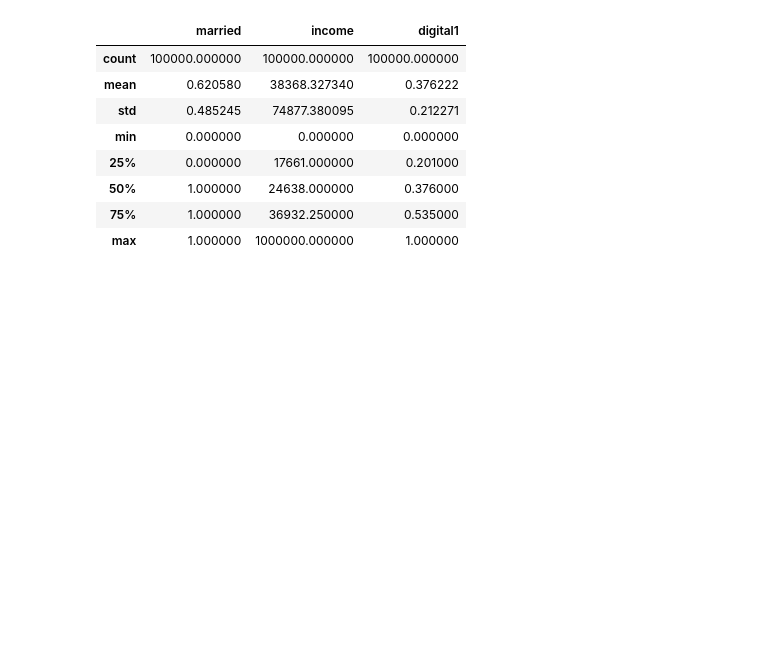
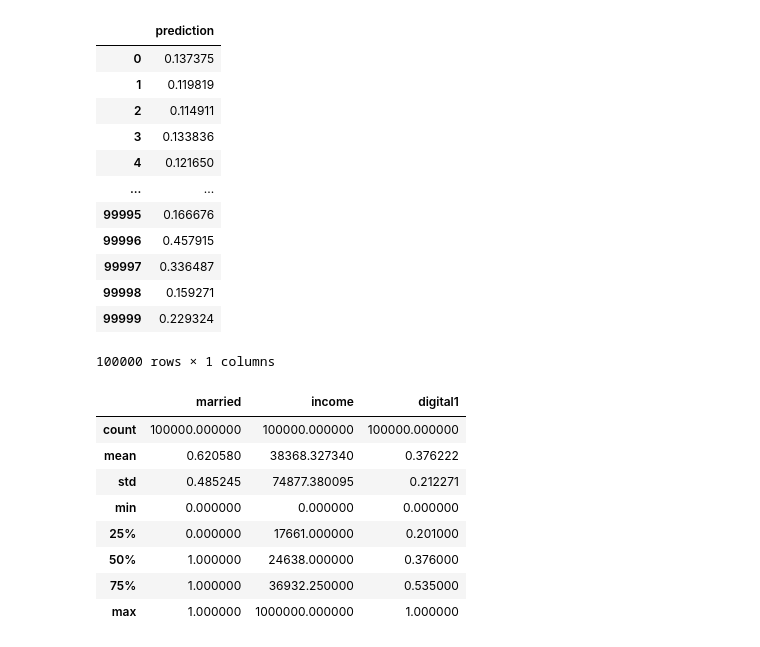
Before and after one commit to SalahMah1/finance_project_hec, a Jupyter notebook: profit_prediction_round2.ipynb, the cells around one changed output. Cells and saved outputs as stored; diff of their text form; code cells hidden in the pictures; blank space fills up the shorter version.

```diff
--- a/profit_prediction_round2.ipynb
+++ b/profit_prediction_round2.ipynb
@@ -11,3 +16,19 @@ new.set_index(['id'], inplace=True)
+# %%
+proba
+# %% [output]
+|  | prediction |
+| 0 | 0.137375 |
+| 1 | 0.119819 |
+| 2 | 0.114911 |
+| 3 | 0.133836 |
+| 4 | 0.121650 |
+| ... | ... |
+| 99995 | 0.166676 |
+| 99996 | 0.457915 |
+| 99997 | 0.336487 |
+| 99998 | 0.159271 |
+| 99999 | 0.229324 |
+100000 rows × 1 columns
 # %%
 new.describe()
 # %% [output]
```
Also changed, not shown: parts of 10 cells of this notebook, 1 other file.
